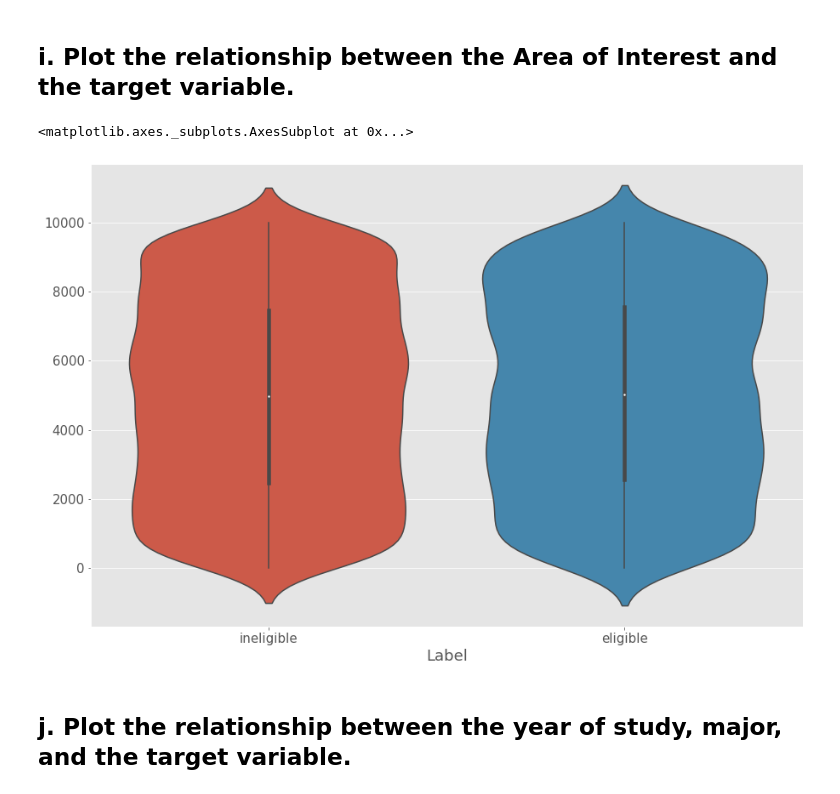
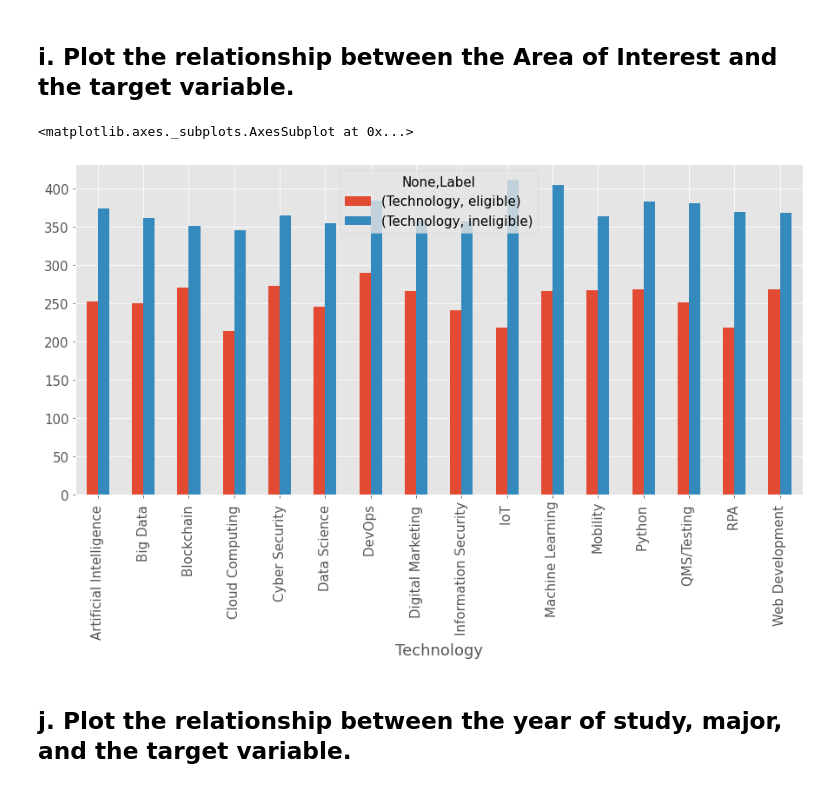
Before and after one commit to Vedant0605/cc-live-project, a Jupyter notebook: live_project(v1.0).ipynb, the cells around one changed output. Saved outputs shown, nothing was run; the diff lists cells and outputs as text; code cells hidden in the pictures.

```diff
--- a/live_project(v1.0).ipynb
+++ b/live_project(v1.0).ipynb
@@ -248,14 +248,16 @@ sns.violinplot(y="cgpa", x="Label",data=df);
 [figure]
 # %% [markdown]
 ## i. Plot the relationship between the Area of Interest and the target variable.
-# %%
-plt.figure(figsize = (15,10))
-#sns.boxplot(df['Technology'],df['Label'])
-
-sns.violinplot(y=df['Technology'].index, x=df["Label"],data = df)
-# %% [output]
-<matplotlib.axes._subplots.AxesSubplot at 0x...>
-[figure, removed]
+# %%
+major_df= df.groupby(['Technology','Label'])\
+['Technology'].size()[lambda x: x < 1000]
+
+fig,ax = plt.subplots(figsize = (15,7) )
+major_df = major_df.to_frame()
+major_df.unstack().plot.bar(ax =ax)
+# %% [output]
+<matplotlib.axes._subplots.AxesSubplot at 0x...>
+[figure, added]
 # %% [markdown]
 ## j. Plot the relationship between the year of study, major, and the target variable.
 # %%
```
Also changed, not shown: parts of 3 cells of this notebook.
